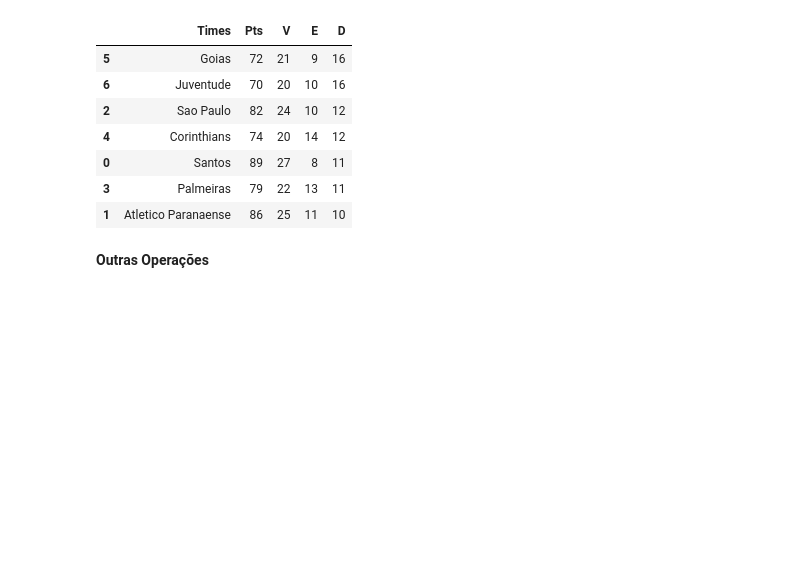
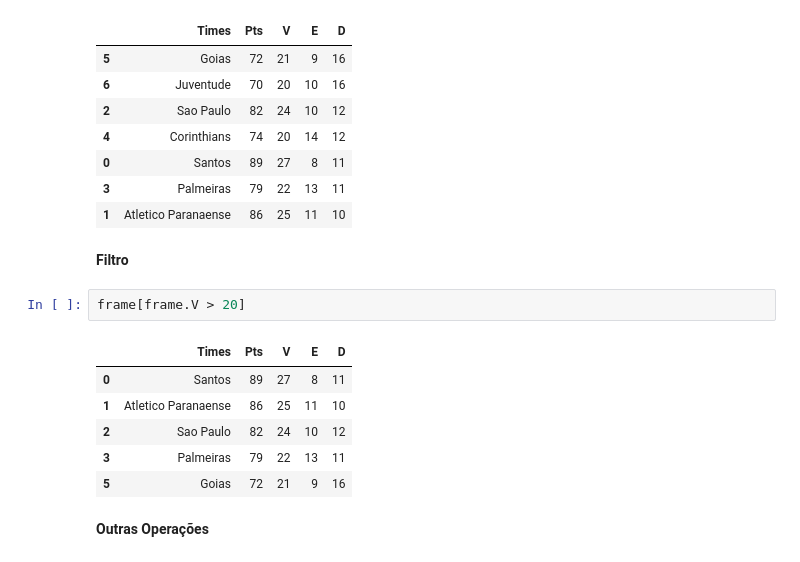
Before and after one commit to rdemarqui/data_science_basico, a Jupyter notebook: Python/03 Pandas/02.02 Pandas DataFrame.ipynb, the cells around one changed output. Saved outputs shown, nothing was run; the diff lists cells and outputs as text; blank space fills up the shorter version.

```diff
--- a/Python/03 Pandas/02.02 Pandas DataFrame.ipynb
+++ b/Python/03 Pandas/02.02 Pandas DataFrame.ipynb
@@ -202,6 +202,17 @@ frame.sort_values(by=['D', 'V'], ascending=False)
 | 0 | Santos | 89 | 27 | 8 | 11 |
 | 3 | Palmeiras | 79 | 22 | 13 | 11 |
 | 1 | Atletico Paranaense | 86 | 25 | 11 | 10 |
+# %% [markdown]
+**Filtro**
+# %%
+frame[frame.V > 20]
+# %% [output]
+|  | Times | Pts | V | E | D |
+| 0 | Santos | 89 | 27 | 8 | 11 |
+| 1 | Atletico Paranaense | 86 | 25 | 11 | 10 |
+| 2 | Sao Paulo | 82 | 24 | 10 | 12 |
+| 3 | Palmeiras | 79 | 22 | 13 | 11 |
+| 5 | Goias | 72 | 21 | 9 | 16 |
 # %% [markdown]
 **Outras Operações**
 # %%
```
Also changed, not shown: 5 other files.
